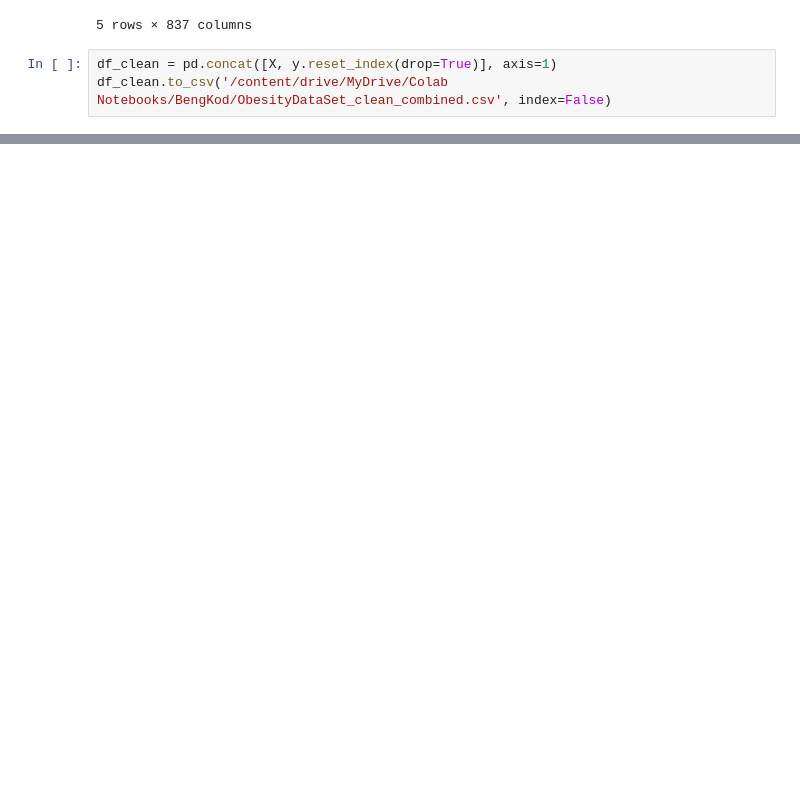
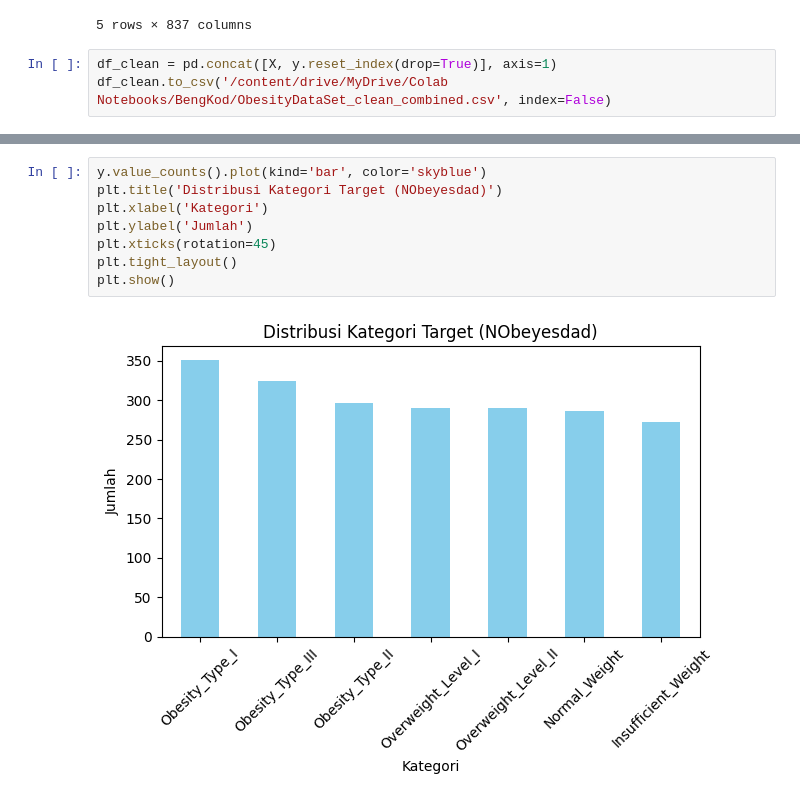
Before and after one commit to SatriyaPratama/Bengkel-Koding, a Jupyter notebook: Bengkod.ipynb, the cells around one changed output, grey strips where cells are left out. Saved outputs shown, nothing was run; the diff lists cells and outputs as text; blank space fills up the shorter version.

```diff
--- a/Bengkod.ipynb
+++ b/Bengkod.ipynb
@@ -247,0 +374,10 @@ df_clean.to_csv('/content/drive/MyDrive/Colab Notebooks/BengKod/ObesityDataSet_c
+# %%
+y.value_counts().plot(kind='bar', color='skyblue')
+plt.title('Distribusi Kategori Target (NObeyesdad)')
+plt.xlabel('Kategori')
+plt.ylabel('Jumlah')
+plt.xticks(rotation=45)
+plt.tight_layout()
+plt.show()
+# %% [output]
+[figure, added]
```
Also changed, not shown: parts of 5 cells of this notebook.
